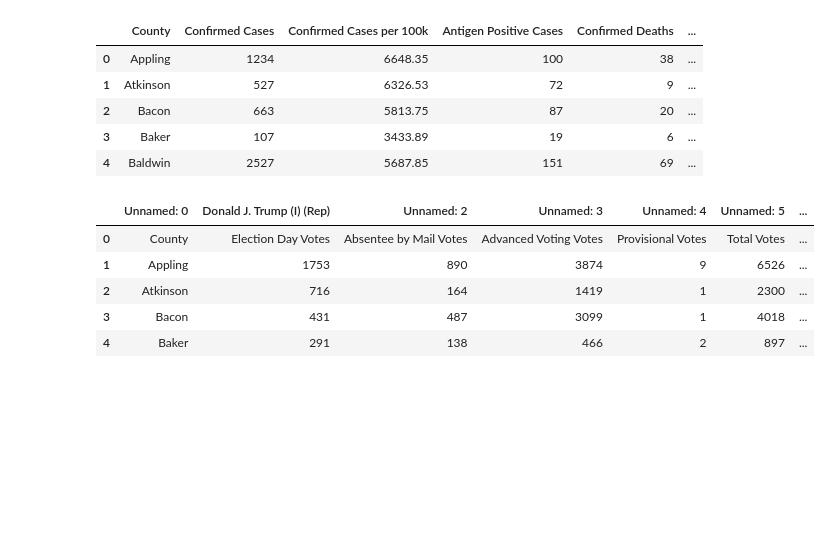
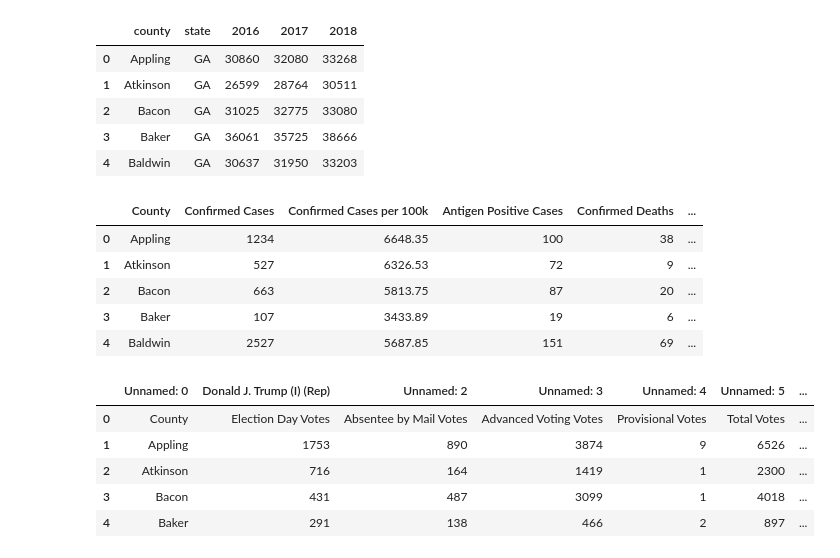
Before and after one commit to mklein1997/etlproject, a Jupyter notebook: ETLProject.ipynb, the cells around one changed output. Cells and saved outputs as stored; diff of their text form; code cells hidden in the pictures; blank space fills up the shorter version.

Commit message:
added georgia_income table

```diff
--- a/ETLProject.ipynb
+++ b/ETLProject.ipynb
@@ -24,3 +24,14 @@ print(file_path)
+# %%
+income_df = pd.read_csv(file_path[2])
+income_df.rename(columns = {'County': 'county', 'State': 'state'}, inplace = True)
+income_df.head()
+# %% [output]
+|  | county | state | 2016 | 2017 | 2018 |
+| 0 | Appling | GA | 30860 | 32080 | 33268 |
+| 1 | Atkinson | GA | 26599 | 28764 | 30511 |
+| 2 | Bacon | GA | 31025 | 32775 | 33080 |
+| 3 | Baker | GA | 36061 | 35725 | 38666 |
+| 4 | Baldwin | GA | 30637 | 31950 | 33203 |
 # %%
 covid_df = pd.read_excel(file_path[0])
 covid_df.head()
```
Also changed, not shown: parts of 9 cells of this notebook, 1 other file.
